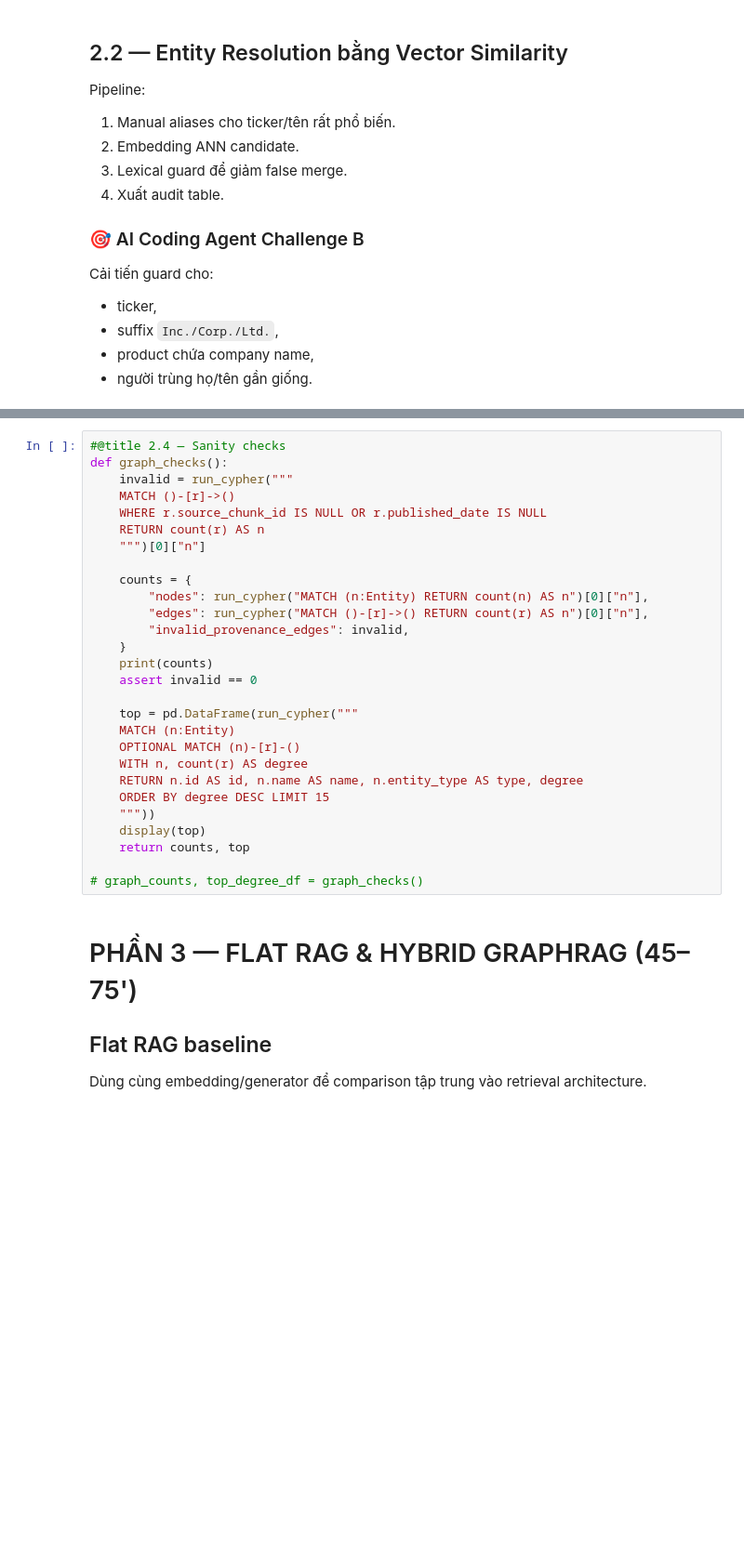
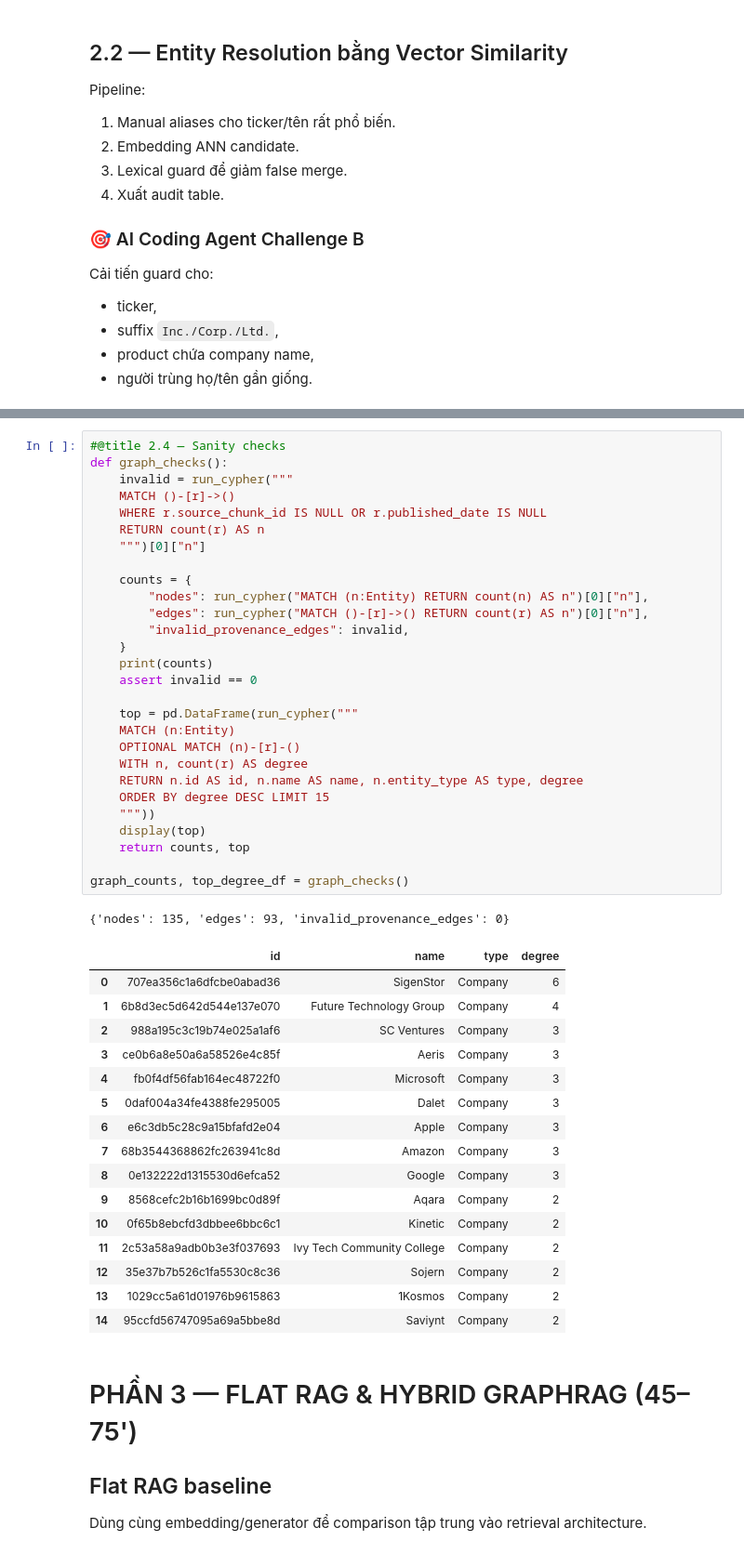
Before and after one commit to thanhdatpham938-hub/K4-Track3-Lab19-GraphRAG, a Jupyter notebook: Day19_GraphRAG_vs_FlatRAG_Production_Lab_Guide.ipynb, the cells around one changed output, grey strips where cells are left out. Shown at 93% size. Cells and saved outputs as stored; diff of their text form; blank space fills up the shorter version.

```diff
--- a/Day19_GraphRAG_vs_FlatRAG_Production_Lab_Guide.ipynb
+++ b/Day19_GraphRAG_vs_FlatRAG_Production_Lab_Guide.ipynb
@@ -906,31 +1075,49 @@ def bulk_insert_edges(triples_df, batch_size=1000):
 # %%
 #@title 2.4 — Sanity checks
 def graph_checks():
     invalid = run_cypher("""
     MATCH ()-[r]->()
     WHERE r.source_chunk_id IS NULL OR r.published_date IS NULL
     RETURN count(r) AS n
     """)[0]["n"]
 
     counts = {
         "nodes": run_cypher("MATCH (n:Entity) RETURN count(n) AS n")[0]["n"],
         "edges": run_cypher("MATCH ()-[r]->() RETURN count(r) AS n")[0]["n"],
         "invalid_provenance_edges": invalid,
     }
     print(counts)
     assert invalid == 0
 
     top = pd.DataFrame(run_cypher("""
     MATCH (n:Entity)
     OPTIONAL MATCH (n)-[r]-()
     WITH n, count(r) AS degree
     RETURN n.id AS id, n.name AS name, n.entity_type AS type, degree
     ORDER BY degree DESC LIMIT 15
     """))
     display(top)
     return counts, top
 
-# graph_counts, top_degree_df = graph_checks()
+graph_counts, top_degree_df = graph_checks()
+# %% [output]
+{'nodes': 135, 'edges': 93, 'invalid_provenance_edges': 0}
+|  | id | name | type | degree |
+| 0 | 707ea356c1a6dfcbe0abad36 | SigenStor | Company | 6 |
+| 1 | 6b8d3ec5d642d544e137e070 | Future Technology Group | Company | 4 |
+| 2 | 988a195c3c19b74e025a1af6 | SC Ventures | Company | 3 |
+| 3 | ce0b6a8e50a6a58526e4c85f | Aeris | Company | 3 |
+| 4 | fb0f4df56fab164ec48722f0 | Microsoft | Company | 3 |
+| 5 | 0daf004a34fe4388fe295005 | Dalet | Company | 3 |
+| 6 | e6c3db5c28c9a15bfafd2e04 | Apple | Company | 3 |
+| 7 | 68b3544368862fc263941c8d | Amazon | Company | 3 |
+| 8 | 0e132222d1315530d6efca52 | Google | Company | 3 |
+| 9 | 8568cefc2b16b1699bc0d89f | Aqara | Company | 2 |
+| 10 | 0f65b8ebcfd3dbbee6bbc6c1 | Kinetic | Company | 2 |
+| 11 | 2c53a58a9adb0b3e3f037693 | Ivy Tech Community College | Company | 2 |
+| 12 | 35e37b7b526c1fa5530c8c36 | Sojern | Company | 2 |
+| 13 | 1029cc5a61d01976b9615863 | 1Kosmos | Company | 2 |
+| 14 | 95ccfd56747095a69a5bbe8d | Saviynt | Company | 2 |
 # %% [markdown]
 # PHẦN 3 — FLAT RAG & HYBRID GRAPHRAG (45–75')
 
```
Also changed, not shown: parts of 25 cells of this notebook, 3 other files.
